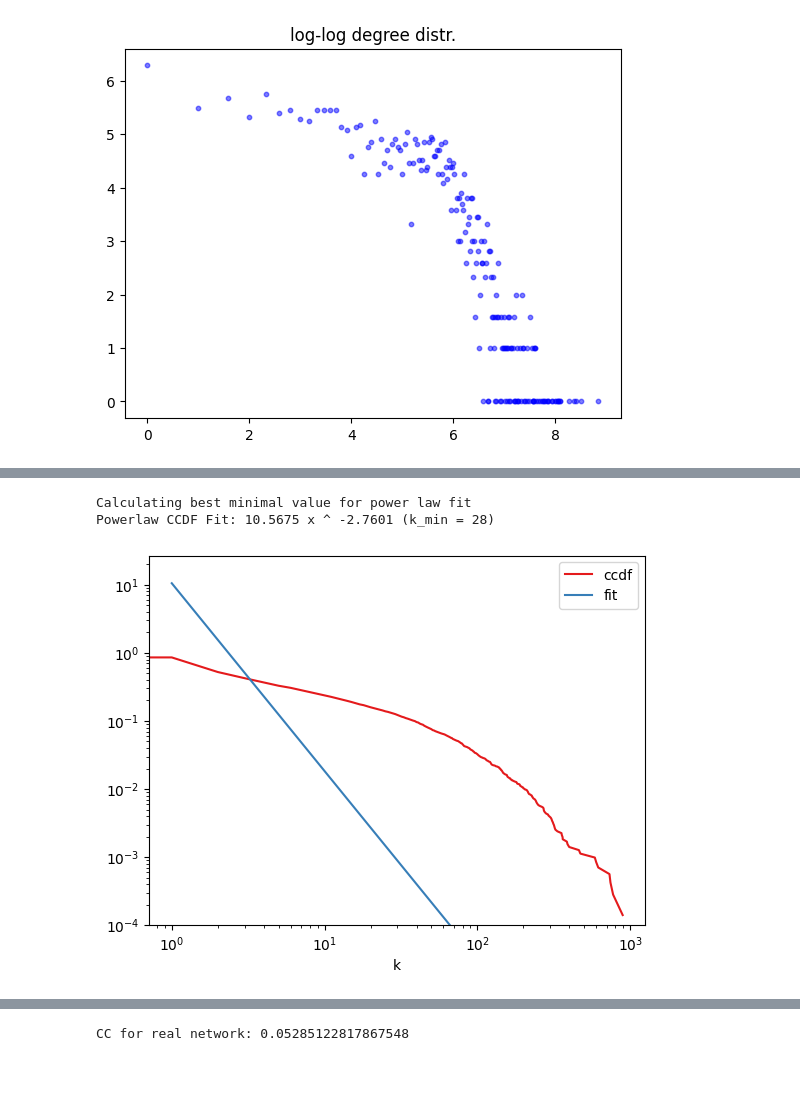
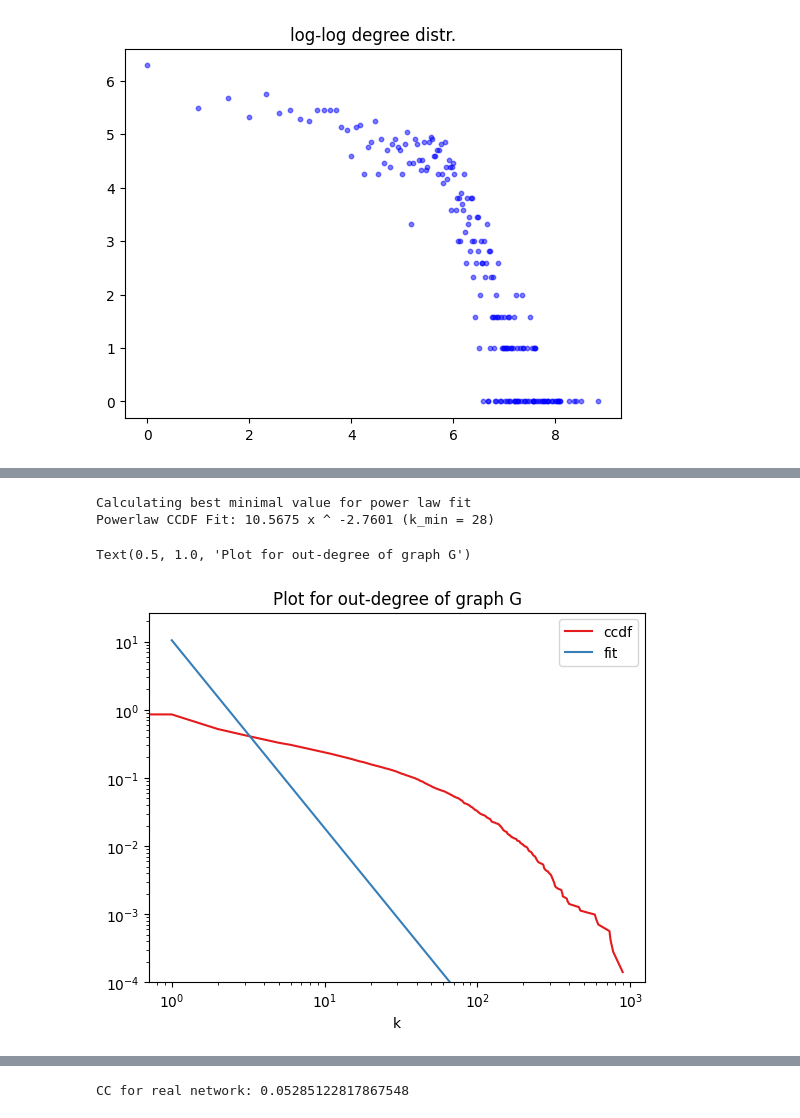
Before and after one commit to liliraleva/Network_Analysis, a Jupyter notebook: EDA_proj.ipynb, the cells around one changed output, grey strips where cells are left out. Cells and saved outputs as stored; diff of their text form; code cells hidden in the pictures; blank space fills up the shorter version.

```diff
--- a/EDA_proj.ipynb
+++ b/EDA_proj.ipynb
@@ -86,12 +88,14 @@ def logscatter_out(G):
     plt.savefig("loglog_degree_distribution.png")
     plt.show()
     return None
-# %%
-generate_ccdf_out(G)
-# %% [output]
-Calculating best minimal value for power law fit
-Powerlaw CCDF Fit: 10.5675 x ^ -2.7601 (k_min = 28)
-[figure, removed]
+# %%
+generate_ccdf_out(G)
+plt.title("Plot for out-degree of graph G")
+# %% [output]
+Calculating best minimal value for power law fit
+Powerlaw CCDF Fit: 10.5675 x ^ -2.7601 (k_min = 28)
+Text(0.5, 1.0, 'Plot for out-degree of graph G')
+[figure, added]
 # %%
 logscatter_out(G)
 # %% [output]
```
Also changed, not shown: parts of 9 cells of this notebook, 1 other file.
